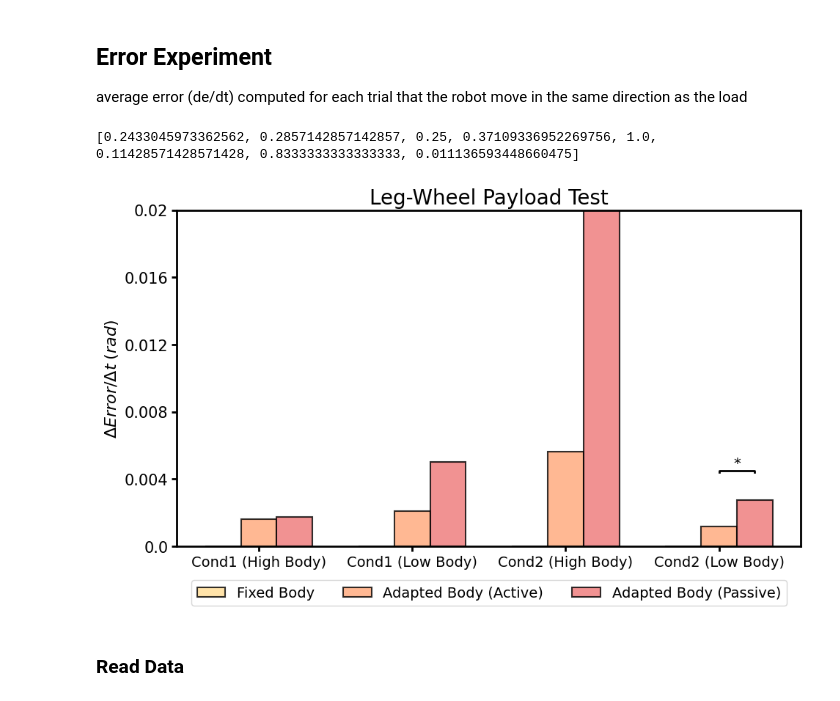
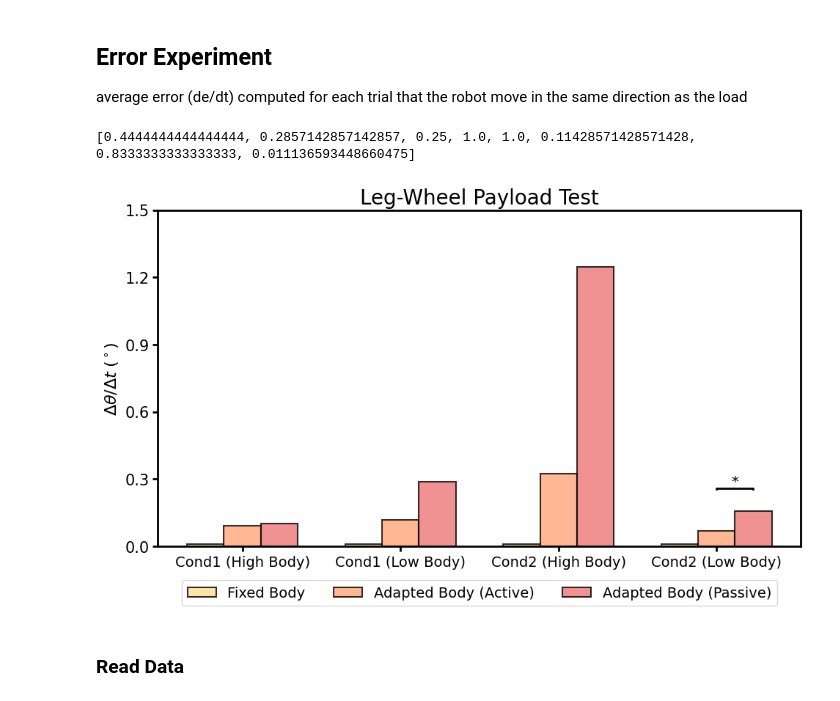
Before and after one commit to Arthicha/PlotClass, a Jupyter notebook: plotties.ipynb, the cells around one changed output. Drawn from its saved outputs; the diff is of its cells as text; code cells hidden in the pictures.

Commit message:
add error exp

```diff
--- a/plotties.ipynb
+++ b/plotties.ipynb
@@ -91,13 +91,13 @@ average error (de/dt) computed for each trial that the robot move in the same di
 fig, ax = plt.subplots(figsize=(10, 6))
 
 # Explicit group indices
-minval = 0.8
+minval = 2e-4
 data_example = [
     [  # Fixed
-        (0, [0]),
-        (1, [0]),
-        (2, [0]),
-        (3, [0])
+        (0, [minval]),
+        (1, [minval]),
+        (2, [minval]),
+        (3, [minval])
     ],
     [  # Active Adapt
         (0, [0.002156197564392139,0.0,0.0007307399922136141,0.001520211291787871,0.0020822370457944947,0.0031717001837828196,0.0021318566625110474,0.0009670632894453842]),
@@ -105,39 +105,46 @@ data_example = [
         (2, [0.0089828212998652,0.0025258940059252545,0.003734334718587208,0.005813113847355204,0.004495462557484491,0.013054706698287033,0.0008347412251656842]), # cond2 high
         (3, [0.0018848307207280151,0.0001740191654561569,0.0012702490455685765,0.0,0.0,0.0001963004718227427,0.004711502037458801])
     ],
     [  # Passive Adapt
         (0, [0.0040981646893986715,0.0,0.0011509751459916689]),
         (1,[0.011384944667550299,0.0029207652209045118,0.004058561015720606,0.0017883166049399149]),
         (2, [0.0002940560090384142,0.05909844731726398,0.0058511368569954016]),
         (3, [0.0021353129036555565,0.0023065141974301117,0.004760903117564456,0.004545414082339448,0.0019058589476888658,0.0023921853356316716,0.0019402598998520383,0.001368497559850243,0.002594232543369281,0.0021381052411312885,0.001368503264620448,0.001445965442620528,0.006945146621353726,0.002548935740679351,0.002663432165311814])
     ]
 ]
 
+k = 180/np.pi
+for group in data_example:
+    for i, (index, values) in enumerate(group):
+        # Multiply each value in the list by k
+        group[i] = (index, [v * k for v in values])
+
+
 group_labels = {0: 'Cond1 (High Body)', 1: 'Cond1 (Low Body)', 2: 'Cond2 (High Body)', 3: 'Cond2 (Low Body)'}
 condition_labels = ['Fixed Body', 'Adapted Body (Active)', 'Adapted Body (Passive)']
 comparisons = [(0,i,1,i) for i in range(4)]+[(1,i,2,i) for i in range(4)]
 p_values = compute_p_values(data_example,comparisons)
 print(p_values)
 
 params = global_params.copy()
 params['title'] = 'Leg-Wheel Payload Test'
 params['color_list'] = ['#FFDD94', '#FFA778','#EE7777']
 
 chart = BarChartWithStats(ax, **params)
 chart.plot(data_example, group_labels, condition_labels, comparisons=comparisons, p_values=p_values,
-           ebar = 0, ylabel=r'$\Delta Error/ \Delta t \; (rad)$',legendloc='upper center',legendncol=3,
+           ebar = 0, ylabel=r'$\Delta \theta / \Delta t \; (^\circ)$',legendloc='upper center',legendncol=3,
            legendoffset =(0.5, -0.08), comparisonoffset = 0)
 
-ax.set_ylim([0,0.02])
-ax.set_yticks(np.arange(0,0.021,0.004))
-yticklabs = np.round(np.arange(0,0.021,0.004),3).astype(str)
+ax.set_ylim([0,1.5])
+ax.set_yticks(np.arange(0,1.51,0.3))
+yticklabs = np.round(np.arange(0,1.51,0.3),3).astype(str)
 ax.set_yticklabels(yticklabs,fontsize=15)
 
 plt.tight_layout()
 plt.show()
 # %% [output]
-[0.2433045973362562, 0.2857142857142857, 0.25, 0.37109336952269756, 1.0, 0.11428571428571428, 0.8333333333333333, 0.011136593448660475]
+[0.4444444444444444, 0.2857142857142857, 0.25, 1.0, 1.0, 0.11428571428571428, 0.8333333333333333, 0.011136593448660475]
-[figure, old version]
+[figure, new version]
 # %% [markdown]
 ### Read Data
 # %%
```
